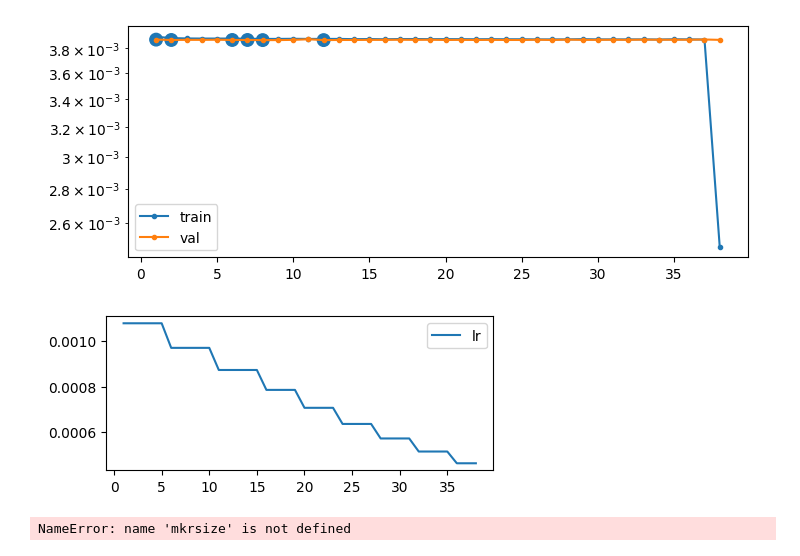
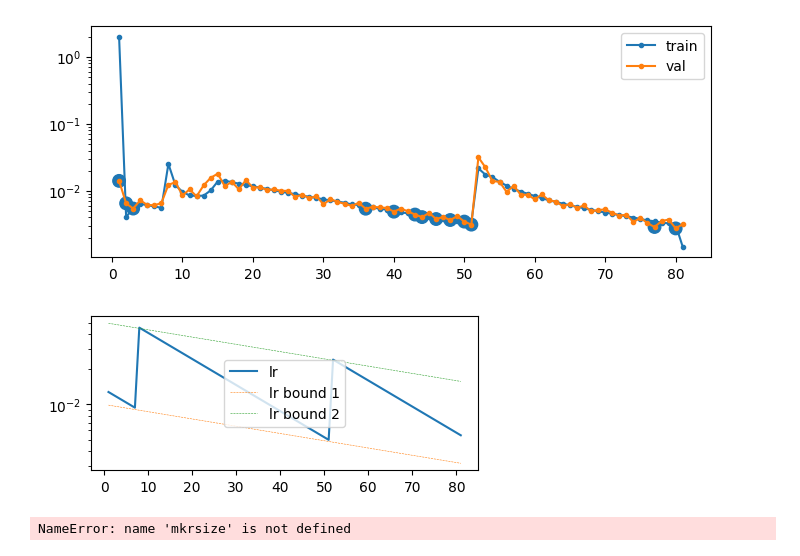
Before and after one commit to tomviolin/DIHoloReconDL, a Jupyter notebook: graphtrials.ipynb, the cells around one changed output. Cells and saved outputs as stored; diff of their text form; code cells hidden in the pictures.

```diff
--- a/graphtrials.ipynb
+++ b/graphtrials.ipynb
@@ -10,33 +10,35 @@ print(os.getcwd())
 # %%
 from glob import glob
 from IPython.display import clear_output
 def dochart():
     plt.close('all')
-    dlist = sorted(glob('*/trials/trial*/training_log.csv'))
-    df = pd.read_csv(dlist[-1])
+    dlist = sorted(glob('trials/trial*/training_log.csv'))
+    df = pd.read_csv(dlist[-1])[:]
     mkrsize = np.float32(df['is_best'])*80+1
     plt.figure(figsize=(8,3))
 
     plt.plot(df.epoch,df['train_loss'],'.-',label="train")
     plt.plot(df.epoch,df['val_loss'],'.-',label="val")
     plt.scatter(x=df.epoch,y=df['val_loss'],s=mkrsize)
     plt.yscale('log')
     plt.legend()
     plt.show()
-
+    xx=df['epoch']
     plt.figure(figsize=(5,2))
     plt.plot(df.epoch,df['learning_rate'],label='lr')
+    plt.plot(xx,0.01*np.exp(-xx/70),lw=0.4,ls='--',label="lr bound 1")
+    plt.plot(xx,0.05*np.exp(-xx/70),lw=0.4,ls='--',label="lr bound 2")
     plt.legend()
-    plt.yscale('linear')
+    plt.yscale('log')
     plt.show()
 
 while True:
     clear_output(wait=True)
     dochart()
     time.sleep(5)
 # %% [output]
-[figure, old version]
+[figure, new version]
-[figure, old version]
+[figure, new version]
 # %%
 df = pd.read_csv("../trial052/training_log.csv")[:]
 plt.plot(df.epoch,df['train_loss'],label="train")
```
Also changed, not shown: parts of 1 cell of this notebook, 3 other files.
